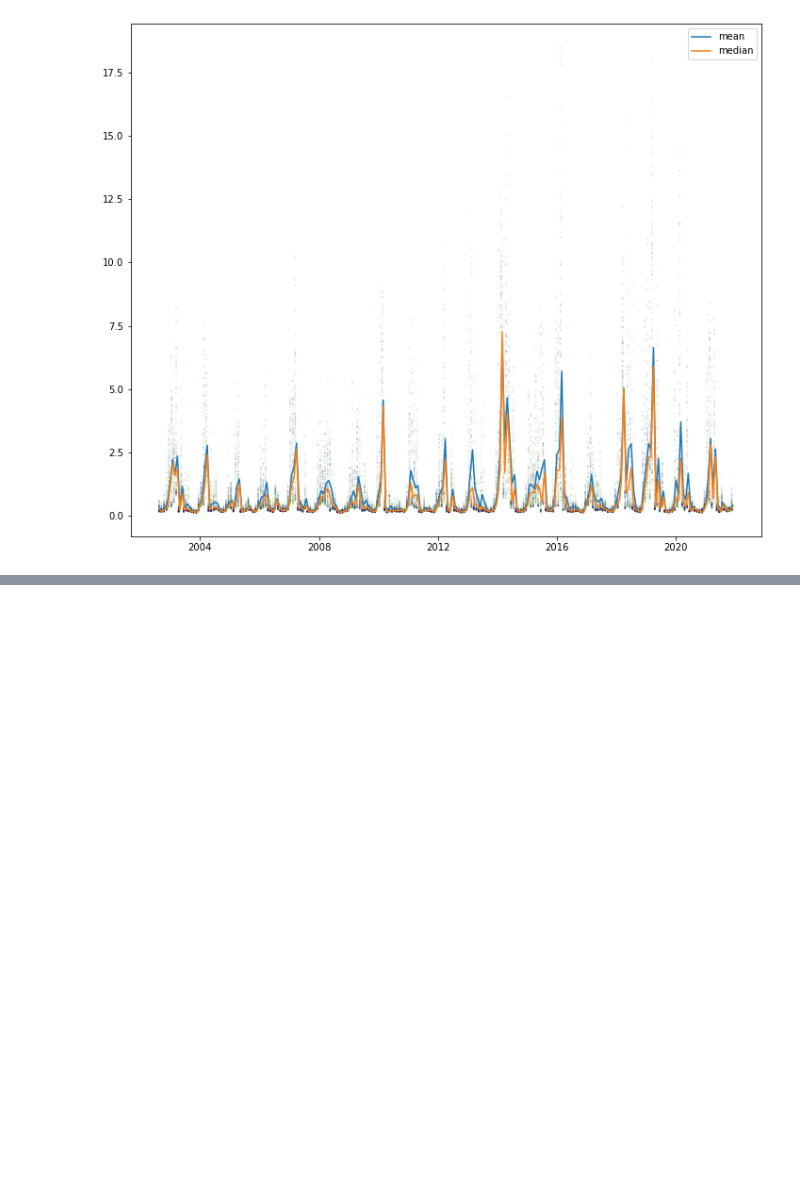
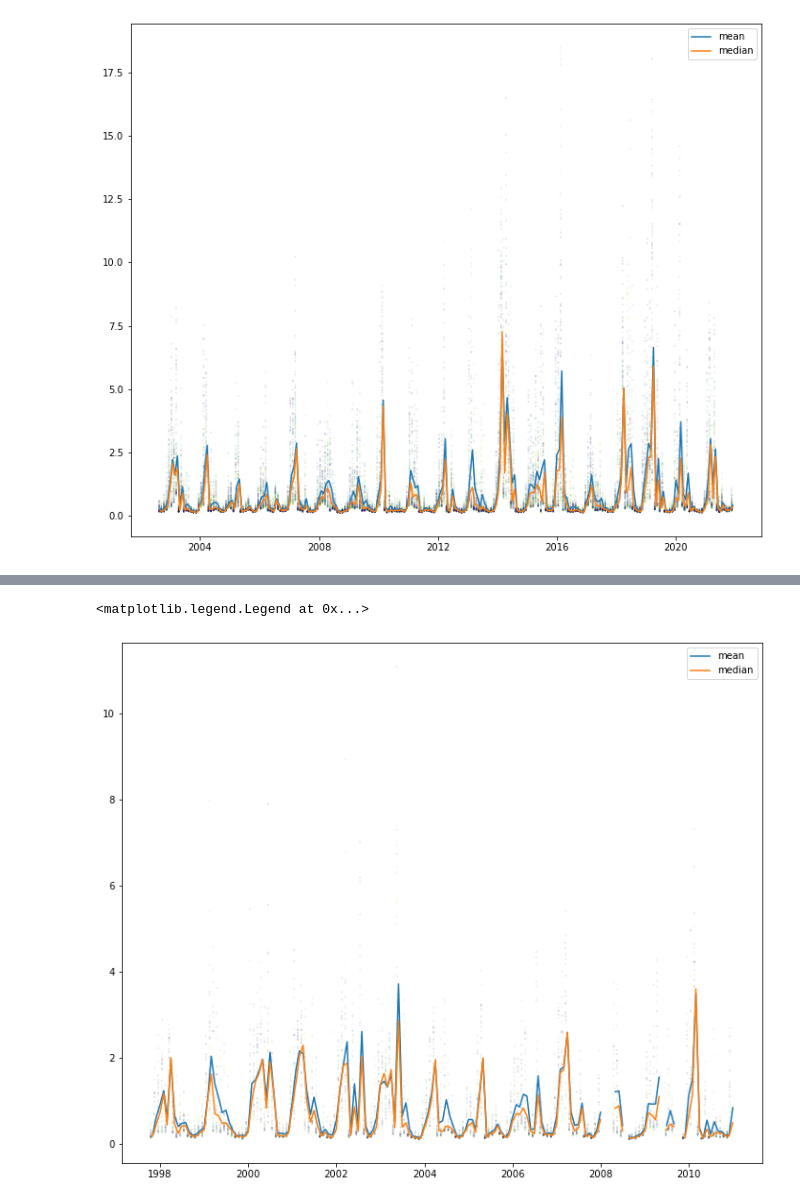
Before and after one commit to ben1post/BennyPhD, a Jupyter notebook: CaRiaco/SCRIPPS/CARIACO_data/Manuscript2DataAnalysis/SatelliteData/VISUALISATION/FirstVizTests.ipynb, the cells around one changed output, grey strips where cells are left out. Drawn from its saved outputs; the diff is of its cells as text; code cells hidden in the pictures; blank space fills up the shorter version.

```diff
--- a/CaRiaco/SCRIPPS/CARIACO_data/Manuscript2DataAnalysis/SatelliteData/VISUALISATION/FirstVizTests.ipynb
+++ b/CaRiaco/SCRIPPS/CARIACO_data/Manuscript2DataAnalysis/SatelliteData/VISUALISATION/FirstVizTests.ipynb
@@ -83,0 +115,13 @@ plt.legend()
+# %%
+SeaWiFS_2 = SeaWiFS.set_index('date')
+# %%
+SeaWiFS_monthly_mean = SeaWiFS_2.resample('M').mean()
+SeaWiFS_monthly_median = SeaWiFS_2.resample('M').median()
+# %%
+plt.plot(SeaWiFS_monthly_mean.index, SeaWiFS_monthly_mean['value'], label='mean')
+plt.plot(SeaWiFS_monthly_median.index, SeaWiFS_monthly_median['value'], label='median')
+plt.scatter(SeaWiFS['date'], SeaWiFS['value'], marker='x', c=SeaWiFS['lat'], s=1, alpha=0.1)
+plt.legend()
+# %% [output]
+<matplotlib.legend.Legend at 0x...>
+[figure, added]
```
Also changed, not shown: parts of 7 cells of this notebook, 5 other files.
